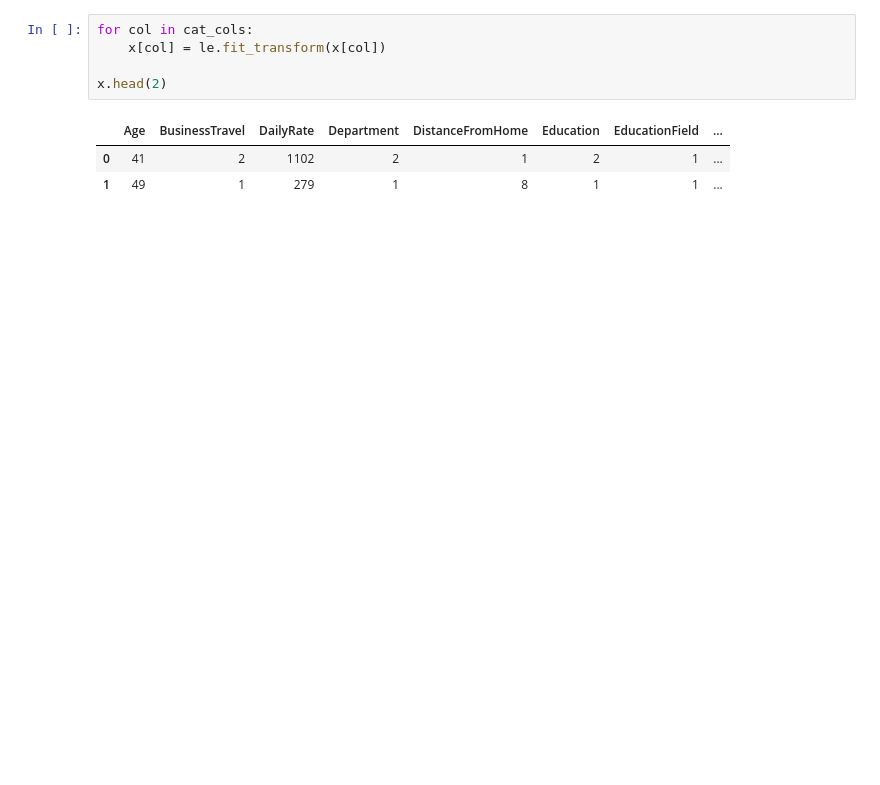
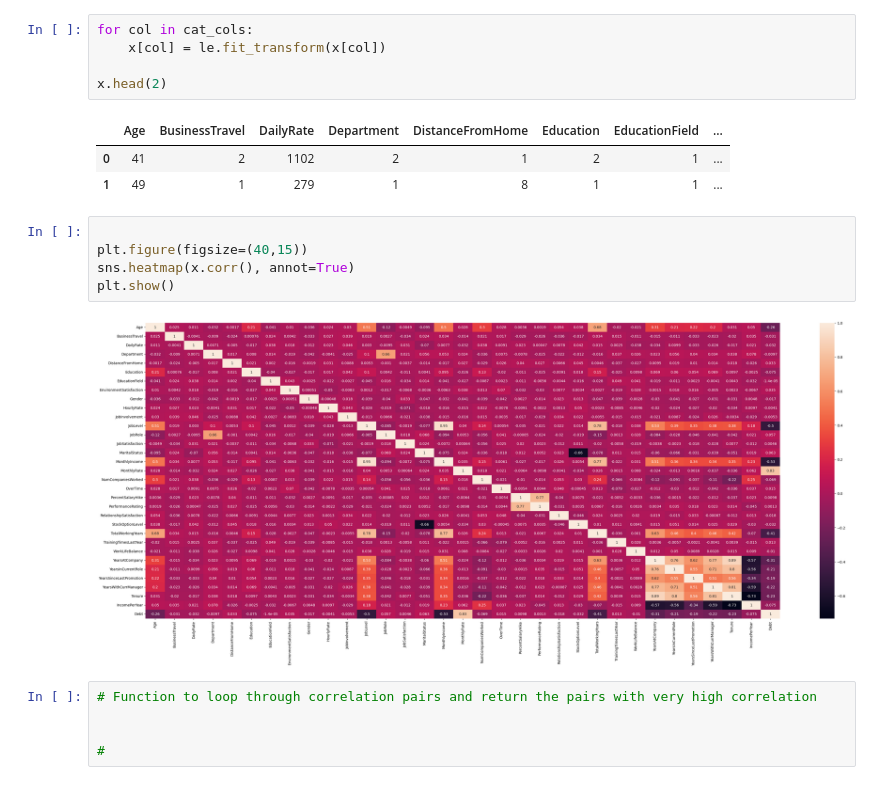
Before and after one commit to CreativeTob/InsightHQ, a Jupyter notebook: main.ipynb, the cells around one changed output. Cells and saved outputs as stored; diff of their text form; blank space fills up the shorter version.

```diff
--- a/main.ipynb
+++ b/main.ipynb
@@ -162,6 +205,18 @@ x.head(2)
 |  | Age | BusinessTravel | DailyRate | Department | DistanceFromHome | Education | EducationField | ... |
 | 0 | 41 | 2 | 1102 | 2 | 1 | 2 | 1 | ... |
 | 1 | 49 | 1 | 279 | 1 | 8 | 1 | 1 | ... |
+# %%
+
+plt.figure(figsize=(40,15))
+sns.heatmap(x.corr(), annot=True)
+plt.show()
+# %% [output]
+[figure, added]
+# %%
+# Function to loop through correlation pairs and return the pairs with very high correlation
+
+
+#
 # %%
 SS = StandardScaler()
 
```
Also changed, not shown: parts of 18 cells of this notebook.
